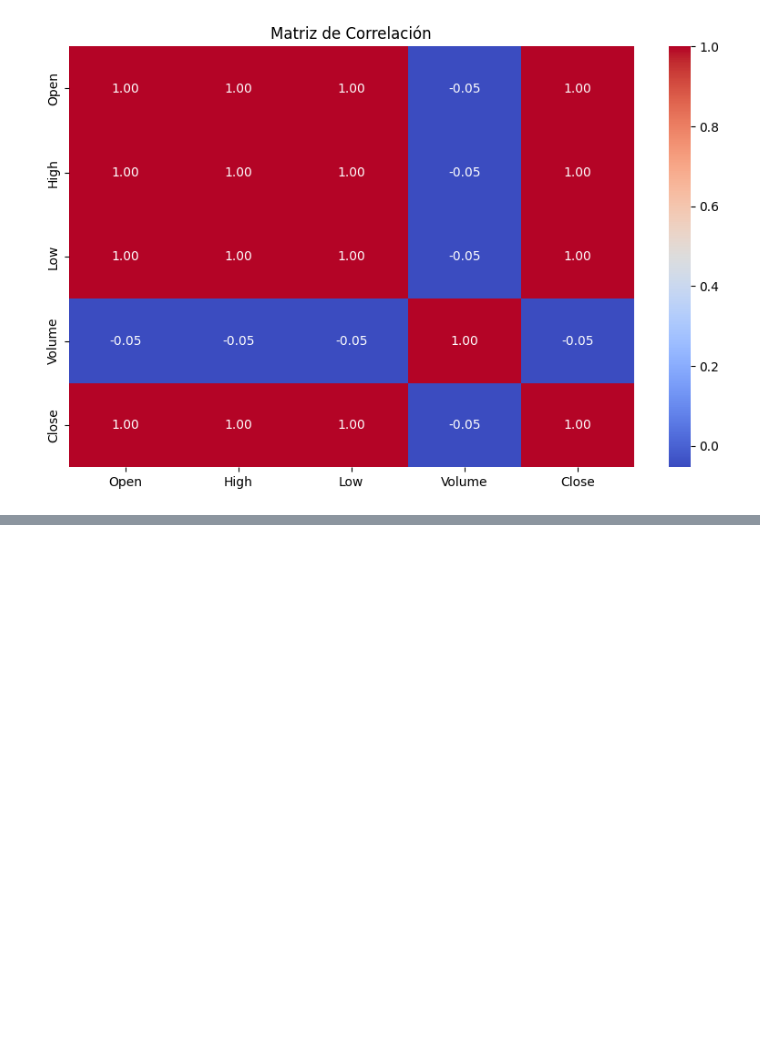
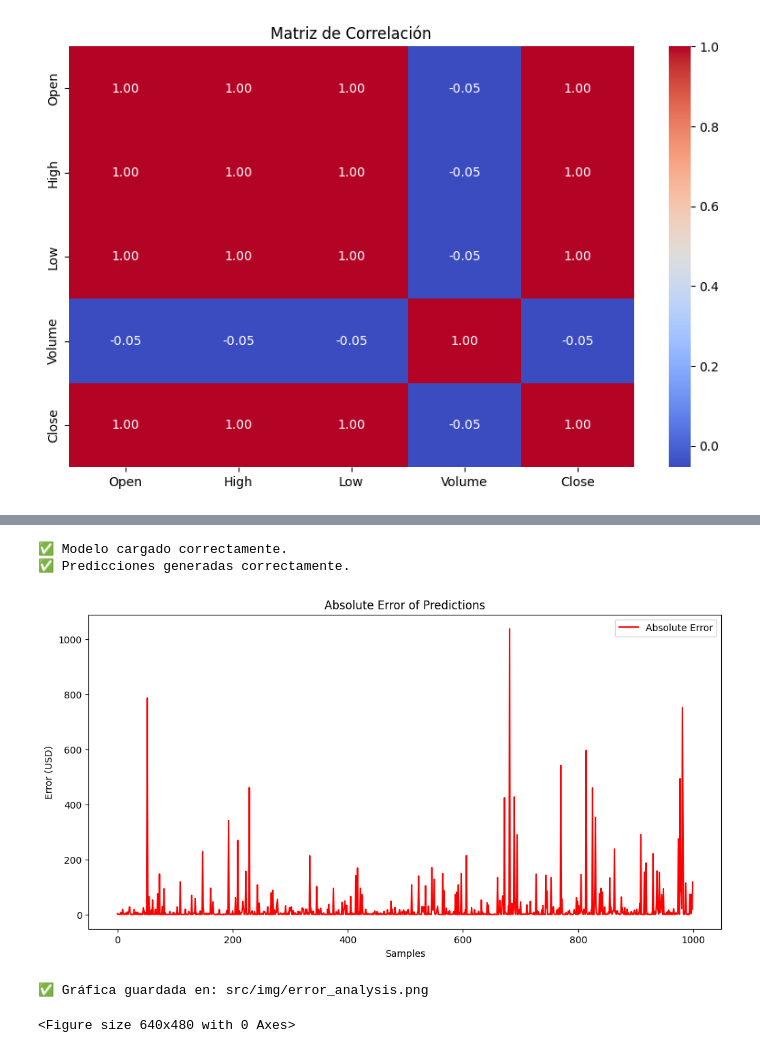
Before and after one commit to jesusgnzalz/ML_Bitcoin, a Jupyter notebook: src/notebooks/EDA_Bitcoin.ipynb, the cells around one changed output, grey strips where cells are left out. Cells and saved outputs as stored; diff of their text form; code cells hidden in the pictures; blank space fills up the shorter version.

```diff
--- a/src/notebooks/EDA_Bitcoin.ipynb
+++ b/src/notebooks/EDA_Bitcoin.ipynb
@@ -40,0 +151,47 @@ max    66156.460000  66184.550000  66015.810000   304.185068  66092.300000
+# %%
+import joblib
+
+# 📌 Cargar el modelo guardado
+model_path = "C:/Users/Jesus/Documents/DS_Online_Octubre24_Exercises/Project_Break_II_ML_DL/ML_Bitcoin/src/models/bitcoin_pipeline.pkl"
+
+try:
+    pipeline = joblib.load(model_path)
+    print("✅ Modelo cargado correctamente.")
+except FileNotFoundError:
+    print(f"❌ No se encontró el modelo en: {model_path}. Asegúrate de haberlo entrenado y guardado.")
+
+# 📌 Generar predicciones si el modelo está disponible
+if 'pipeline' in locals():
+    y_pred = pipeline.predict(X_test)
+    print("✅ Predicciones generadas correctamente.")
+else:
+    print("❌ No se puede generar `y_pred` porque el modelo no está disponible.")
+# %% [output]
+✅ Modelo cargado correctamente.
+✅ Predicciones generadas correctamente.
+# %%
+import matplotlib.pyplot as plt
+import numpy as np
+
+# 📌 Verificar si las predicciones y los valores reales existen
+if 'y_test' in locals() and 'y_pred' in locals():
+    error = np.abs(y_test.values - y_pred)  # Error absoluto
+
+    # 📊 Gráfico de error absoluto
+    plt.figure(figsize=(12,6))
+    plt.plot(error, label="Absolute Error", color="red")
+    plt.xlabel("Samples")
+    plt.ylabel("Error (USD)")
+    plt.title("Absolute Error of Predictions")
+    plt.legend()
+    plt.show()
+
+    # 📌 Guardar imagen para la presentación
+    plt.savefig("C:/Users/Jesus/Documents/DS_Online_Octubre24_Exercises/Project_Break_II_ML_DL/ML_Bitcoin/src/img/error_analysis.png", bbox_inches="tight")
+    print("✅ Gráfica guardada en: src/img/error_analysis.png")
+else:
+    print("❌ No se puede graficar porque `y_test` o `y_pred` no están disponibles.")
+# %% [output]
+[figure, added]
+✅ Gráfica guardada en: src/img/error_analysis.png
+<Figure size 640x480 with 0 Axes>
```
Also changed, not shown: parts of 4 cells of this notebook, 7 other files.
